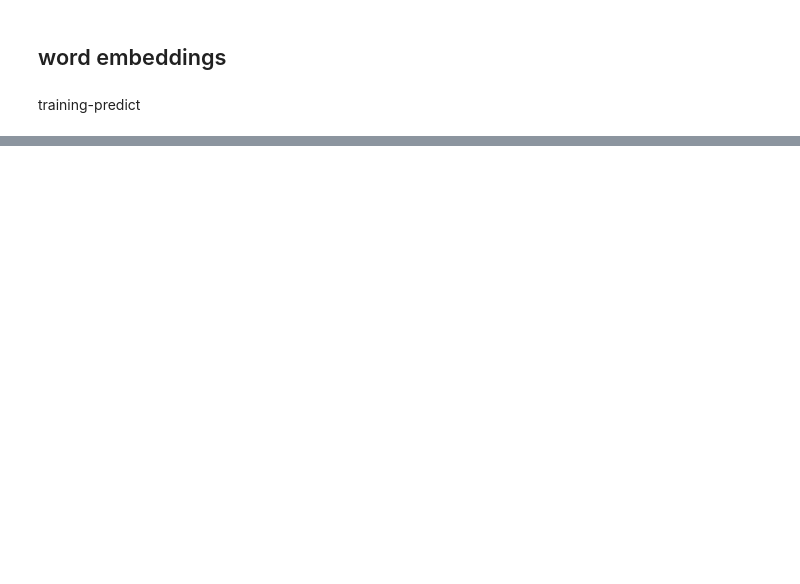
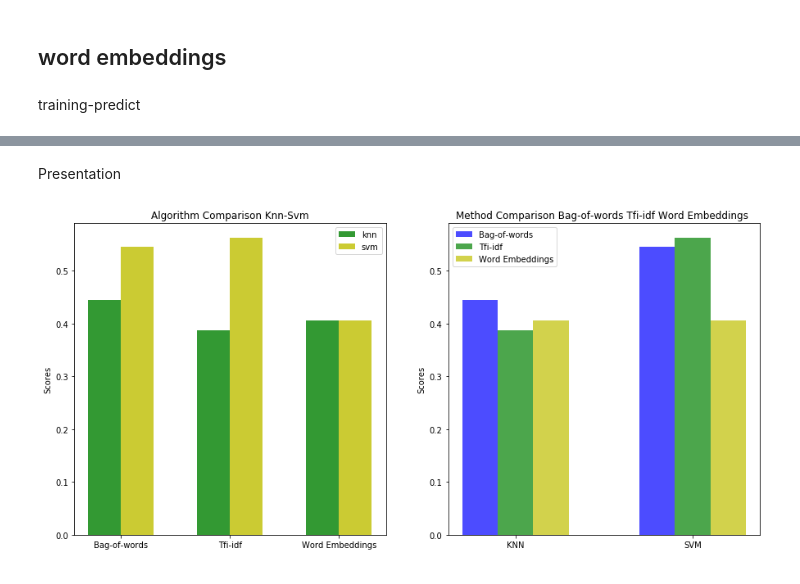
Before and after one commit to iliaspap123/tede, a Jupyter notebook: src/finahl.ipynb, the cells around one changed output, grey strips where cells are left out. Cells and saved outputs as stored; diff of their text form; code cells hidden in the pictures; blank space fills up the shorter version.

```diff
--- a/src/finahl.ipynb
+++ b/src/finahl.ipynb
@@ -450,0 +451,78 @@ print('Word embeddings svc: ',result_emb_knn)
+# %% [markdown]
+Presentation
+# %%
+# data to plot
+# n_groups =2
+first_plot_a = (result_bag_knn, result_tfi_knn,result_emb_knn)
+first_plot_b = (result_bag_svm, result_tfi_svm,result_emb_knn )
+
+second_plot_a = (result_bag_knn, result_bag_svm)
+second_plot_b = (result_tfi_knn, result_tfi_svm)
+second_plot_c = (result_emb_knn, result_emb_knn)
+
+# create plot
+fig, (ax1,ax2) = plt.subplots(ncols=2,figsize=(15,7))
+# index = np.arange(n_groups)
+bar_width = 0.3
+opacity = 0.8
+
+
+
+n_groups = 3
+index = np.arange(n_groups)
+
+rects1 = ax1.bar(index + bar_width, first_plot_a, bar_width,
+alpha=opacity,
+color='g',
+label='knn')
+
+rects2 = ax1.bar(index +bar_width + bar_width, first_plot_b, bar_width,
+alpha=opacity,
+color='y',
+label='svm')
+
+ax1.set_xlabel(' ')
+ax1.set_ylabel('Scores')
+ax1.set_title('Algorithm Comparison Knn-Svm')
+
+ax1.set_xticks(index +bar_width + bar_width/2)
+ax1.set_xticklabels( ('Bag-of-words', 'Tfi-idf', 'Word Embeddings'))
+
+ax1.legend()
+
+bar_width = 0.2
+opacity = 0.7
+
+
+n_groups =2
+index = np.arange(n_groups)
+
+rects1 = ax2.bar(index, second_plot_a, bar_width,
+alpha=opacity,
+color='b',
+label='Bag-of-words')
+
+rects2 = ax2.bar(index + bar_width, second_plot_b, bar_width,
+alpha=opacity,
+color='g',
+label='Tfi-idf')
+
+rects3 = ax2.bar(index +bar_width + bar_width, second_plot_c, bar_width,
+alpha=opacity,
+color='y',
+label='Word Embeddings')
+
+ax2.set_xlabel(' ')
+ax2.set_ylabel('Scores')
+ax2.set_title('Method Comparison Bag-of-words Tfi-idf Word Embeddings ')
+
+ax2.set_xticks(index + bar_width)
+ax2.set_xticklabels( ('KNN', 'SVM'))
+
+
+ax2.legend()
+
+plt.show()
+hide_toggle()
+# %% [output]
+[figure, added]
```
Also changed, not shown: parts of 9 cells of this notebook, 11 other files.
